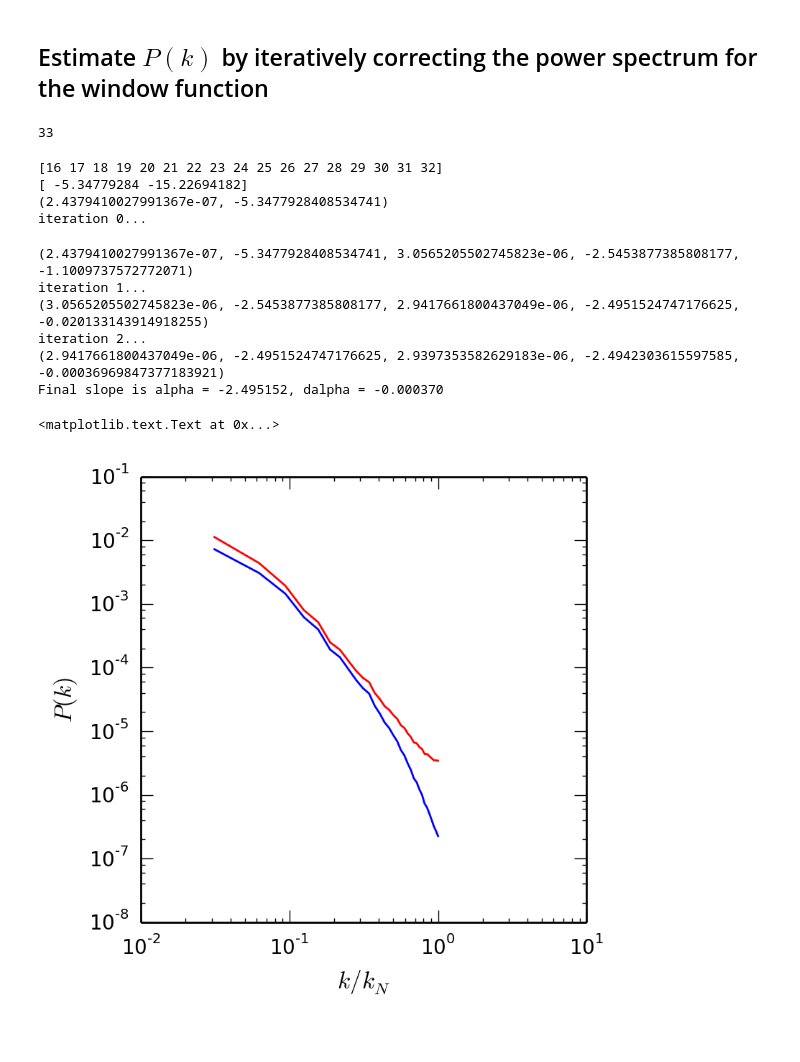
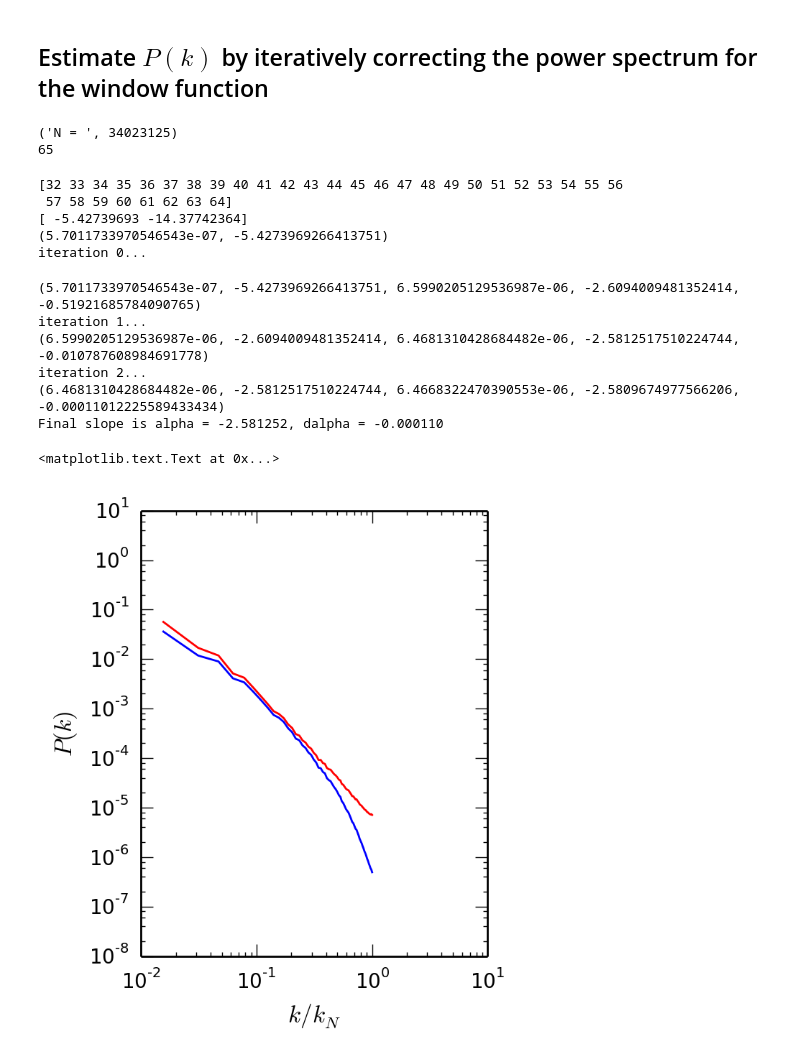
Before and after one commit to brantr/tracer-power, a Jupyter notebook: dfk_turbulence.ipynb, the cells around one changed output. Saved outputs shown, nothing was run; the diff lists cells and outputs as text; code cells hidden in the pictures.

```diff
--- a/dfk_turbulence.ipynb
+++ b/dfk_turbulence.ipynb
@@ -18,7 +18,7 @@ from read_grid_fft import *
 # %%
 #Read in the three dimensional grid, and project it into 2 dimensions
 isnap = 750
-ngrid = 64
+ngrid = 128
 fdir = "./"
 fname = fdir+"tsc.turbulence.%04d.%d.dat" % (isnap,ngrid)
 nx,ny,nz,ixmin,ixmax,iymin,iymax,izmin,izmax,ngp = read_grid_fft(fname)
@@ -40,7 +40,7 @@ I'll first plot NGP, then CIC, then TSC to show the difference.
 # %%
 #Read in a delta^f_k grid
 isnap = 750
-ngrid = 64
+ngrid = 128
 fdir = "./"
 fname = fdir+"dfk.turbulence.%04d.%d.dat" % (isnap,ngrid)
 nx,ny,nz,ixmin,ixmax,iymin,iymax,izmin,izmax,dfk = read_grid_fft(fname)
@@ -109,13 +109,18 @@ def Pplaw(k,kN,A,alpha):
 # %%
 #Read in a delta^f_k grid
 isnap = 750
-ngrid = 64
+ngrid = 128
 fdir = "./"
 
 write_flag = 1
 
 #get N
-N = 512**3
+fname = fdir+"npart.turbulence.%04d.%d.txt" % (isnap,ngrid)
+fp = open(fname,"r")
+fl = fp.readlines()
+N = int(fl[0])
+fp.close()
+print("N = ",N)
 
 #set the interpolation
 #p = 1.0 #NGP
@@ -222,7 +227,7 @@ while (flag):
     pfit = np.polyfit(lnk[ki],lnP0[ki],1)
     beta = pfit[0]
     B = np.exp(pfit[1])
-    dalpha = (beta-alpha)/beta
+    dalpha = (beta-alpha)/alpha
     print(A,alpha,B,beta,dalpha)
 
     #prevent infinite iterations
@@ -243,34 +248,36 @@ if(write_flag!=0):
     fname_out = "Pk.turbulence.%04d.%d.txt" % (isnap,ngrid)
     out = write_three_arrays(fname_out,k_array,Pr_array,P0)
 # %% [output]
-33
+('N = ', 34023125)
+65
-[16 17 18 19 20 21 22 23 24 25 26 27 28 29 30 31 32]
-[ -5.34779284 -15.22694182]
-(2.4379410027991367e-07, -5.3477928408534741)
+[32 33 34 35 36 37 38 39 40 41 42 43 44 45 46 47 48 49 50 51 52 53 54 55 56
+ 57 58 59 60 61 62 63 64]
+[ -5.42739693 -14.37742364]
+(5.7011733970546543e-07, -5.4273969266413751)
 iteration 0...
-(2.4379410027991367e-07, -5.3477928408534741, 3.0565205502745823e-06, -2.5453877385808177, -1.1009737572772071)
+(5.7011733970546543e-07, -5.4273969266413751, 6.5990205129536987e-06, -2.6094009481352414, -0.51921685784090765)
 iteration 1...
-(3.0565205502745823e-06, -2.5453877385808177, 2.9417661800437049e-06, -2.4951524747176625, -0.020133143914918255)
+(6.5990205129536987e-06, -2.6094009481352414, 6.4681310428684482e-06, -2.5812517510224744, -0.010787608984691778)
 iteration 2...
-(2.9417661800437049e-06, -2.4951524747176625, 2.9397353582629183e-06, -2.4942303615597585, -0.00036969847377183921)
-Final slope is alpha = -2.495152, dalpha = -0.000370
+(6.4681310428684482e-06, -2.5812517510224744, 6.4668322470390553e-06, -2.5809674977566206, -0.00011012225589433434)
+Final slope is alpha = -2.581252, dalpha = -0.000110
 # %%
 #Begin the figure
 fig = plt.figure()
 ax = fig.gca()
 
 plt.plot(k_array,Pr_array,'blue')
 plt.plot(k_array,P0,color="red")
 
 
-plt.ylim([1.0e-8,1.0e-1])
+plt.ylim([1.0e-8,1.0e1])
 plt.xlim([0.01,10])
 plt.yscale('log')
 plt.xscale('log')
 plt.axes().set_aspect('0.42857142857142855')
 plt.ylabel(r'$P(k)$')
 plt.xlabel(r'$k/k_{N}$')
 #print Pr_array/nk_array * float(N)
 # %% [output]
 <matplotlib.text.Text at 0x...>
-[figure, old version]
+[figure, new version]
```
Also changed, not shown: parts of 4 cells of this notebook.
